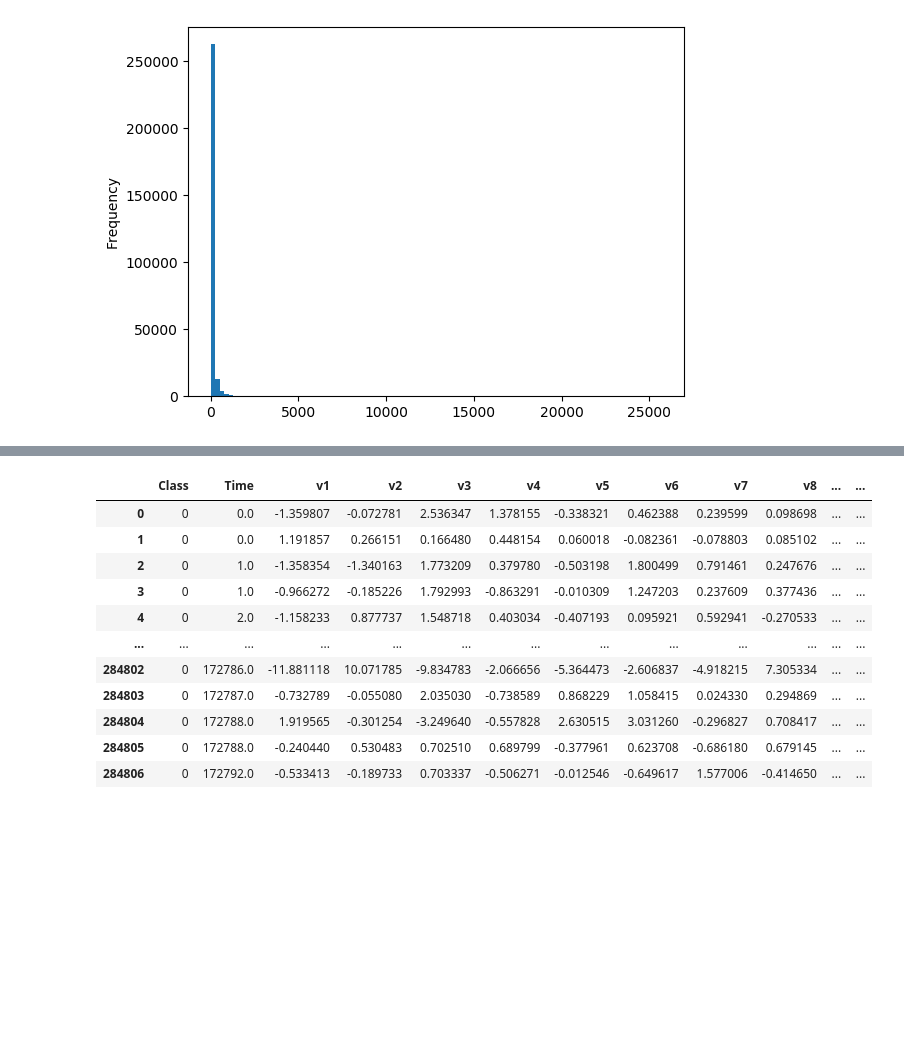
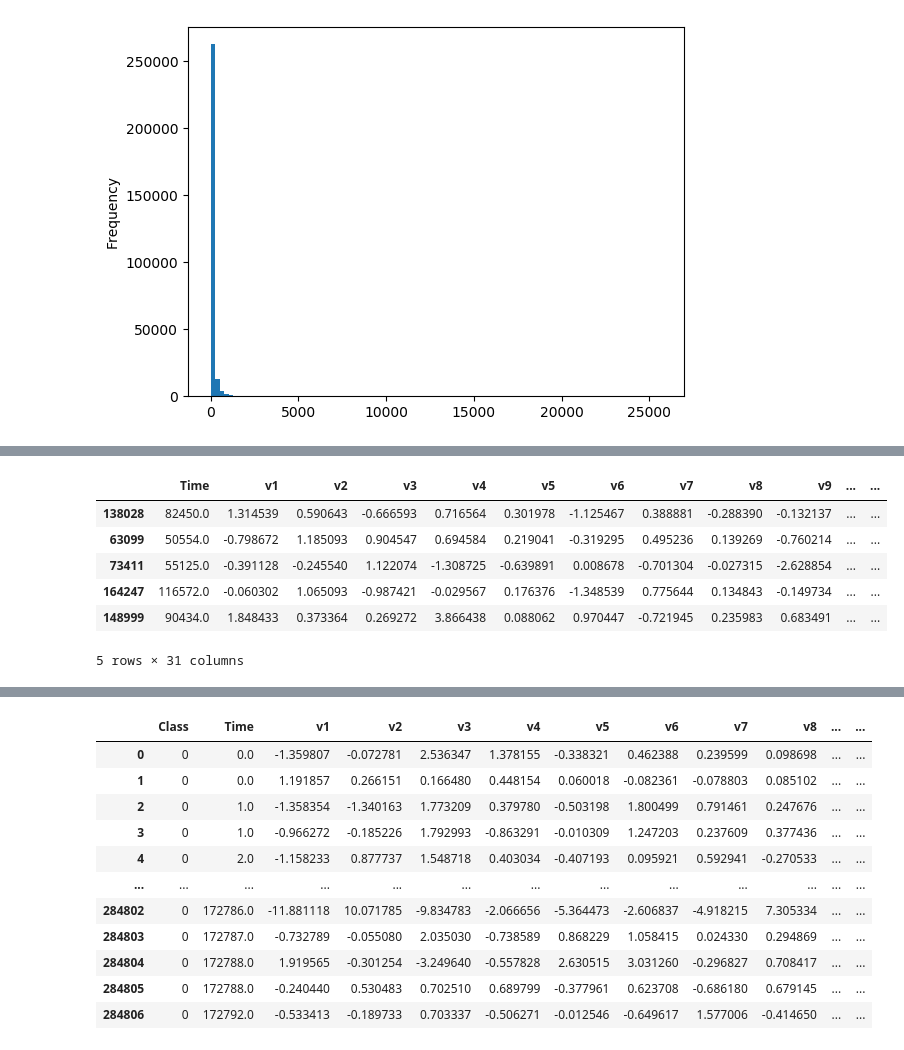
Before and after one commit to conorhamill36/CreditCardFraud, a Jupyter notebook: CreditCardFraud.ipynb, the cells around one changed output, grey strips where cells are left out. Cells and saved outputs as stored; diff of their text form; code cells hidden in the pictures; blank space fills up the shorter version.

```diff
--- a/CreditCardFraud.ipynb
+++ b/CreditCardFraud.ipynb
@@ -166,2 +244,12 @@ len(cc_df['Class'])
+# %%
+cc_df_undersamp.head()
+# %% [output]
+|  | Time | v1 | v2 | v3 | v4 | v5 | v6 | v7 | v8 | v9 | ... | ... |
+| 138028 | 82450.0 | 1.314539 | 0.590643 | -0.666593 | 0.716564 | 0.301978 | -1.125467 | 0.388881 | -0.288390 | -0.132137 | ... | ... |
+| 63099 | 50554.0 | -0.798672 | 1.185093 | 0.904547 | 0.694584 | 0.219041 | -0.319295 | 0.495236 | 0.139269 | -0.760214 | ... | ... |
+| 73411 | 55125.0 | -0.391128 | -0.245540 | 1.122074 | -1.308725 | -0.639891 | 0.008678 | -0.701304 | -0.027315 | -2.628854 | ... | ... |
+| 164247 | 116572.0 | -0.060302 | 1.065093 | -0.987421 | -0.029567 | 0.176376 | -1.348539 | 0.775644 | 0.134843 | -0.149734 | ... | ... |
+| 148999 | 90434.0 | 1.848433 | 0.373364 | 0.269272 | 3.866438 | 0.088062 | 0.970447 | -0.721945 | 0.235983 | 0.683491 | ... | ... |
+5 rows × 31 columns
 # %%
 #Going to skip normalizing, removing outliers, and oversampling for a moment
```
Also changed, not shown: parts of 23 cells of this notebook.
